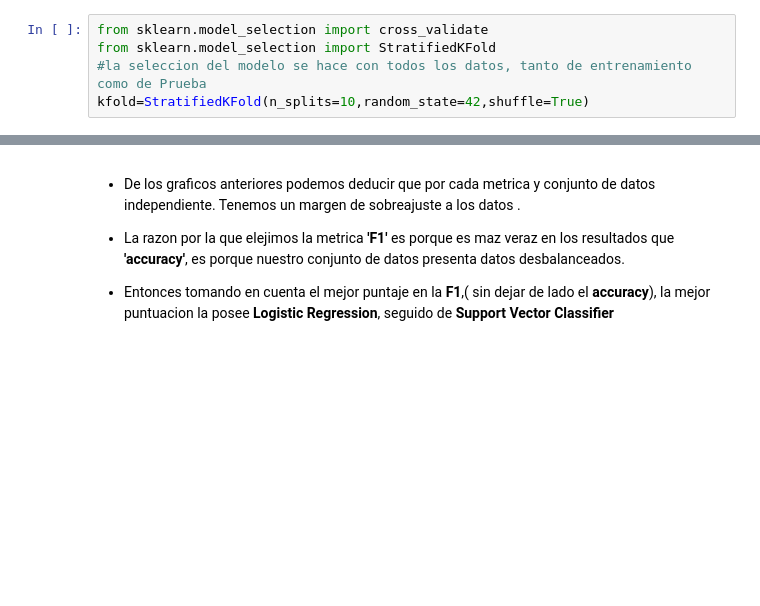
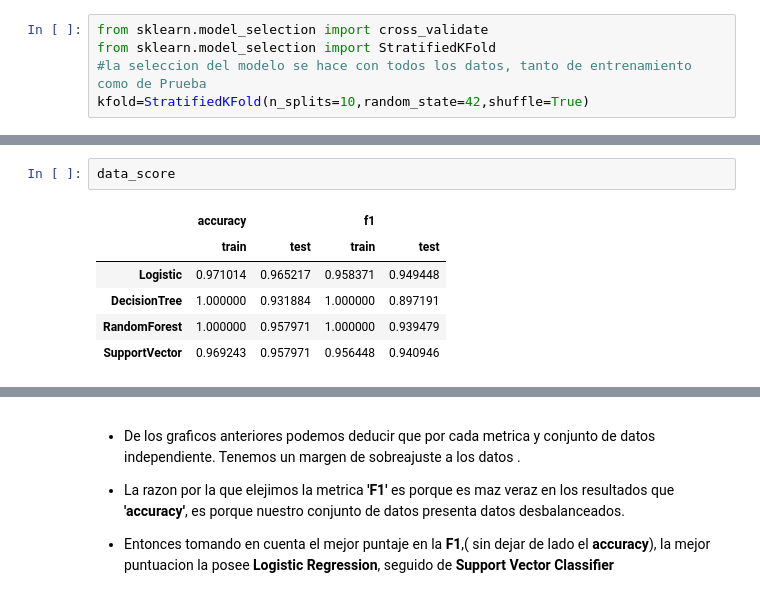
Before and after one commit to Jovamih/Machine-Learning, a Jupyter notebook: Breast Cancer/Breast Cancer Detector.ipynb, the cells around one changed output, grey strips where cells are left out. Drawn from its saved outputs; the diff is of its cells as text; blank space fills up the shorter version.

```diff
--- a/Breast Cancer/Breast Cancer Detector.ipynb
+++ b/Breast Cancer/Breast Cancer Detector.ipynb
@@ -394 +385,10 @@ ValueError: Empty data passed with indices specified.
+# %%
+data_score
+# %% [output]
+|  | accuracy |  | f1 |  |
+|  | train | test | train | test |
+| Logistic | 0.971014 | 0.965217 | 0.958371 | 0.949448 |
+| DecisionTree | 1.000000 | 0.931884 | 1.000000 | 0.897191 |
+| RandomForest | 1.000000 | 0.957971 | 1.000000 | 0.939479 |
+| SupportVector | 0.969243 | 0.957971 | 0.956448 | 0.940946 |
 # %%
```
Also changed, not shown: parts of 9 cells of this notebook, 1 other file.
